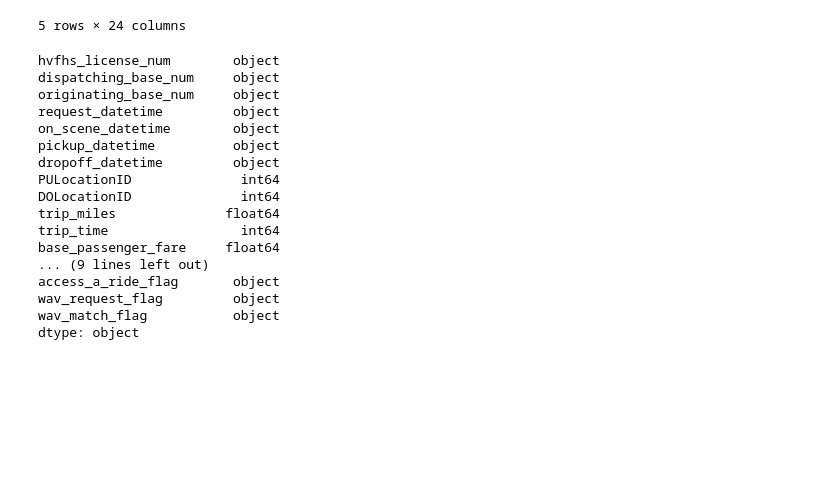
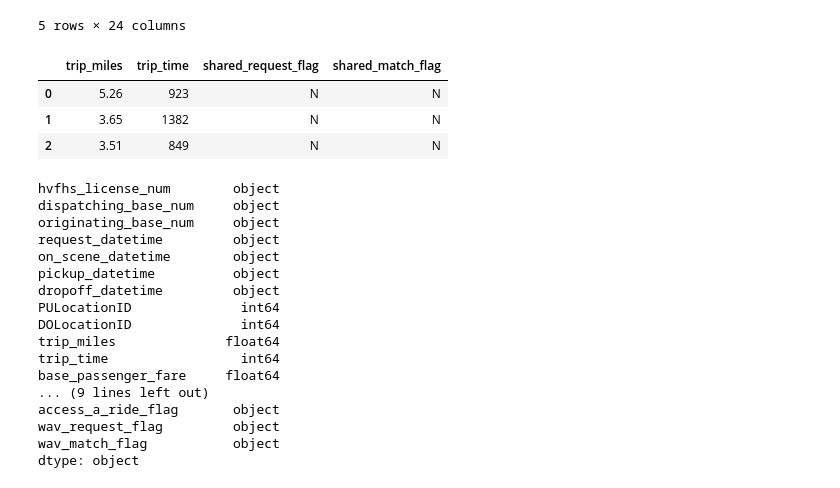
Before and after one commit to endiesworld/data-engineering-practice, a Jupyter notebook: week_5/pyspark_practice.ipynb, the cells around one changed output. Drawn from its saved outputs; the diff is of its cells as text; code cells hidden in the pictures; blank space fills up the shorter version.

Commit message:
feat: updated pyspark_practice file to show further operation with spark dataframe

```diff
--- a/week_5/pyspark_practice.ipynb
+++ b/week_5/pyspark_practice.ipynb
@@ -75,6 +79,13 @@ df_pandas.head(5)
 | 3 | HV0003 | B02764 | B02764 | 2021-01-01T01:39:12.000+01:00 | 2021-01-01T01:42:37.000+01:00 | ... |
 | 4 | HV0003 | B02764 | B02764 | 2021-01-01T01:46:11.000+01:00 | 2021-01-01T01:47:17.000+01:00 | ... |
 5 rows × 24 columns
+# %%
+df_pandas[['trip_miles','trip_time','shared_request_flag', 'shared_match_flag' ]].head(3)
+# %% [output]
+|  | trip_miles | trip_time | shared_request_flag | shared_match_flag |
+| 0 | 5.26 | 923 | N | N |
+| 1 | 3.65 | 1382 | N | N |
+| 2 | 3.51 | 849 | N | N |
 # %%
 df_pandas.dtypes
 # %% [output]
```
Also changed, not shown: parts of 18 cells of this notebook, 5 other files.
